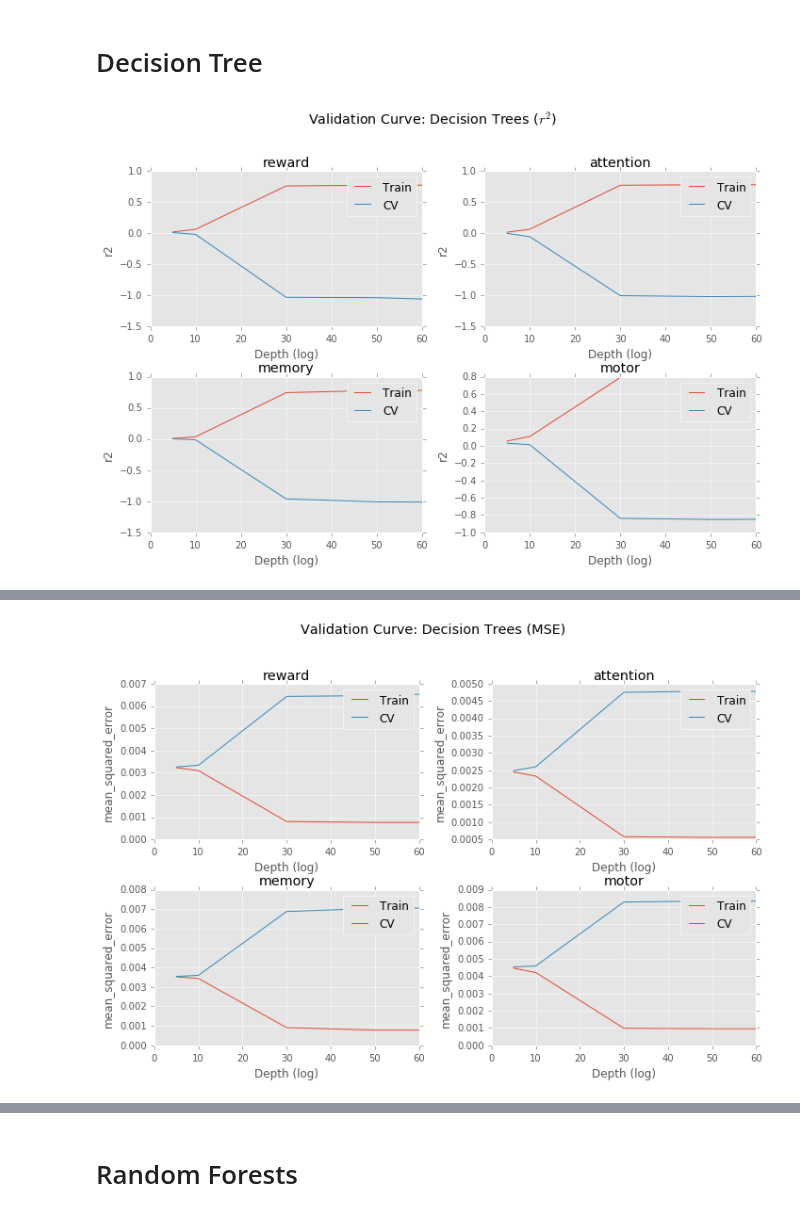
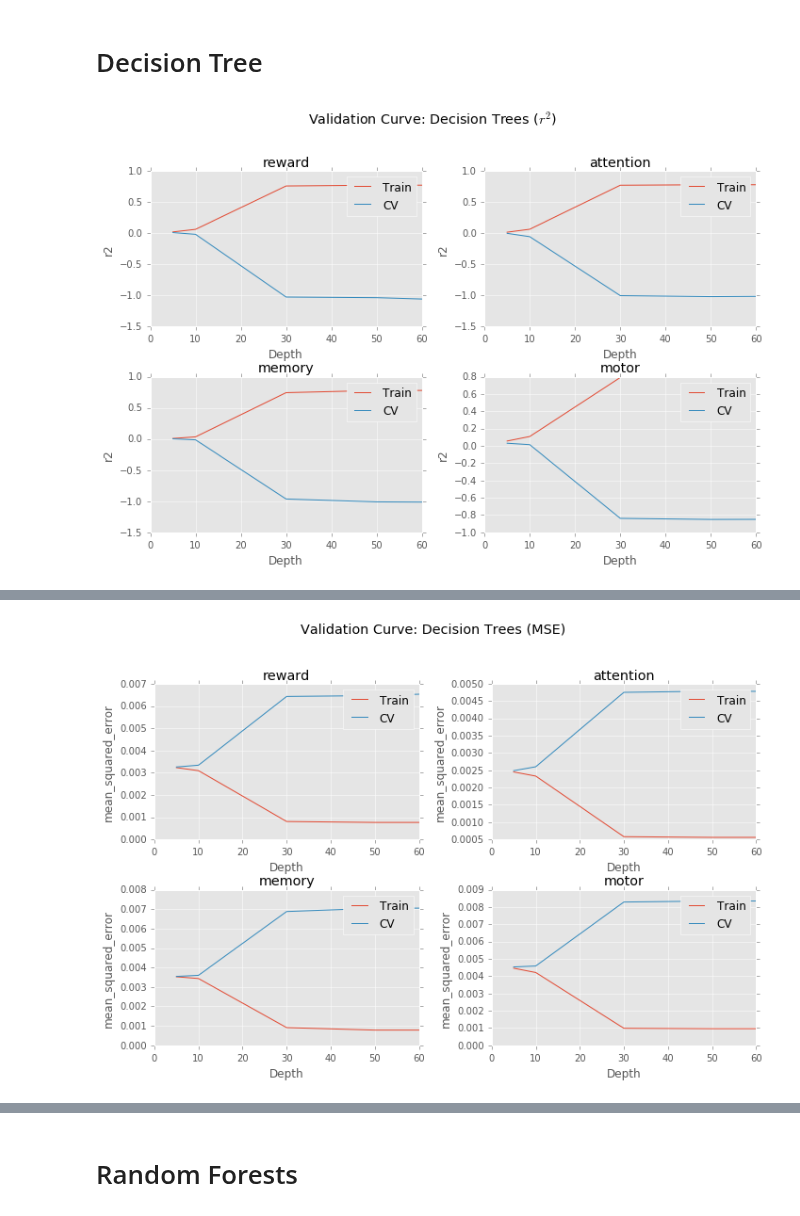
Before and after one commit to voytekresearch/nsaba, a Jupyter notebook: notebooks/testing/Estimation.ipynb, the cells around one changed output, grey strips where cells are left out. Saved outputs shown, nothing was run; the diff lists cells and outputs as text; code cells hidden in the pictures.

```diff
--- a/notebooks/testing/Estimation.ipynb
+++ b/notebooks/testing/Estimation.ipynb
@@ -134,27 +134,27 @@ estimation_csv         testing_analysis.ipynb
 # %%
 depth=[5,10,30,50,60]
 score = 'r2'
 train_scores_ = []
 valid_scores_ = []
 
 plt.figure(figsize=(10,7))
 plt.suptitle("Validation Curve: Decision Trees ($r^{2}$)", fontsize='x-large')
 for term, sb, df in zip(terms, range(221,225), dfs):
     X = df.loc[:, 'x':'z'].as_matrix()
     y = df.loc[:, term].as_matrix()
     train_scores, valid_scores = validation_curve(DecisionTreeRegressor(),
                                                   X, y, "max_depth", depth,
                                                   scoring=score, n_jobs=4, cv=5)
     plot_vc(depth, train_scores, valid_scores,
-            score, "Depth (log)", sb, term)
+            score, "Depth", sb, term)
 
     train_scores_.append(train_scores)
     valid_scores_.append(valid_scores)
 
 plt.tight_layout()
 plt.subplots_adjust(top=.85)
 # %% [output]
-[figure, old version]
+[figure, new version]
 # %%
 # Printing and saving scores
 print_scores(terms, depth, train_scores_, valid_scores_, "Max Depth", error=False)
@@ -192,7 +192,7 @@ for term, sb, df in zip(terms, range(221,225), dfs):
                                                   X, y, "max_depth", depth,
                                                   scoring=score, n_jobs=4, cv=5)
     plot_vc(depth, -train_scores, -valid_scores,
-            score, "Depth (log)", sb, term)
+            score, "Depth", sb, term)
 
     train_scores_.append(train_scores)
     valid_scores_.append(valid_scores)
@@ -200,7 +200,7 @@ for term, sb, df in zip(terms, range(221,225), dfs):
 plt.tight_layout()
 plt.subplots_adjust(top=.85)
 # %% [output]
-[figure, old version]
+[figure, new version]
 # %%
 # Printing and saving scores
 print_scores(terms, depth, train_scores_, valid_scores_, "Max Depth", error=True)
```
Also changed, not shown: parts of 7 cells of this notebook, 5 other files.
